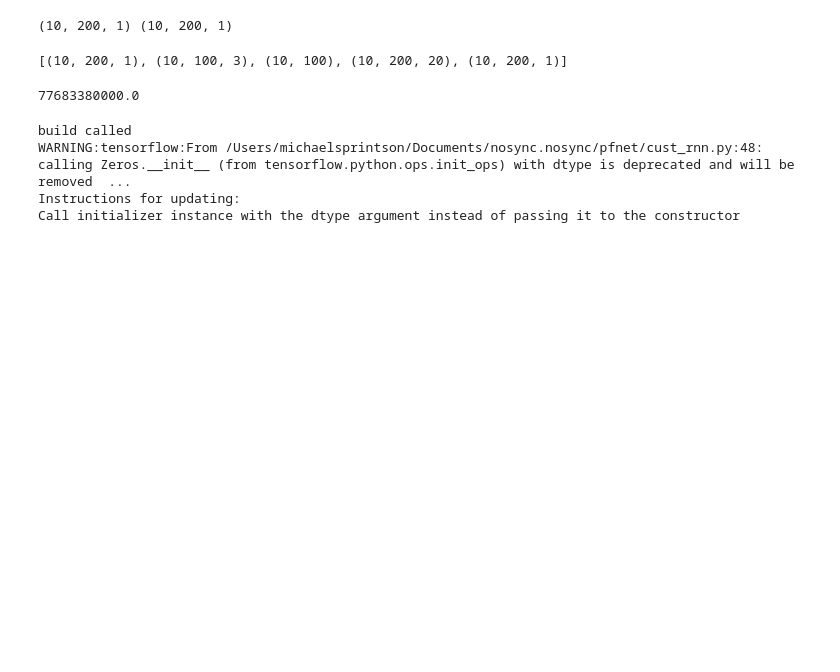
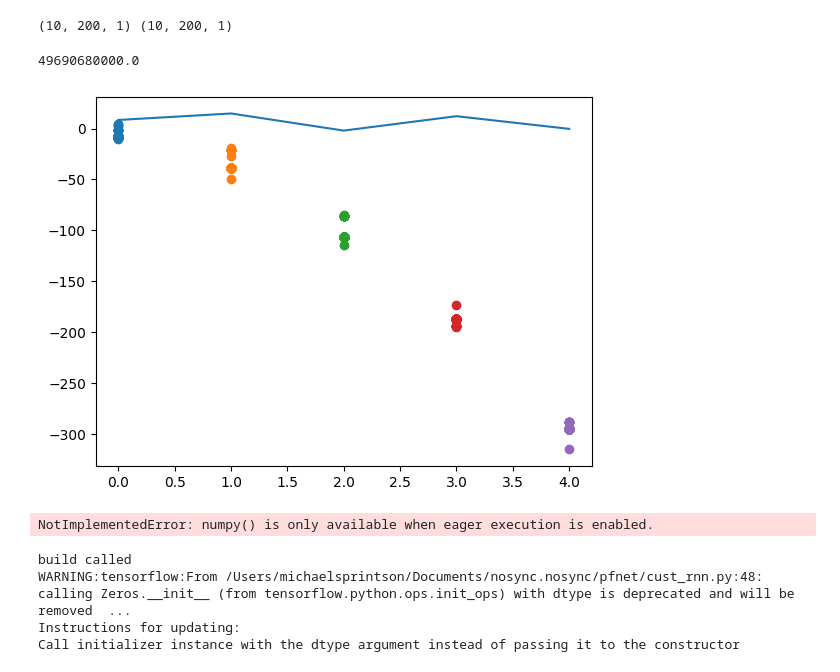
Before and after one commit to michaelsprintson/pfnet, a Jupyter notebook: rnn.ipynb, the cells around one changed output. Saved outputs shown, nothing was run; the diff lists cells and outputs as text; code cells hidden in the pictures; blank space fills up the shorter version.

Commit message:
add visualization of incorrect training

```diff
--- a/rnn.ipynb
+++ b/rnn.ipynb
@@ -93,24 +91,28 @@ fl = [X_batches, particle_states_inits, particle_weights_inits, last_window_poin
-# %%
-[i.shape for i in fl]
-# %% [output]
-[(10, 200, 1), (10, 100, 3), (10, 100), (10, 200, 20), (10, 200, 1)]
 # %%
 init_op = tf.group(tf.compat.v1.global_variables_initializer(), tf.compat.v1.local_variables_initializer())
-iteration = 1500
-
-
-
 with tf.compat.v1.Session() as sess:
     sess.run(init_op)
     # obs_in, init_particle_states, init_particle_weights, prev_window, true_pos
 
     fd = {i:fl[idx] for idx, i in enumerate(train_brain.inputs)}
     # for iters in range(iteration):
-    _, loss, _ = sess.run([train_brain.train_op, train_brain.train_loss_op,
-                                               train_brain.update_state_op], feed_dict=fd)
+    _, loss, _, o= sess.run([train_brain.train_op, train_brain.train_loss_op,
+                                               train_brain.update_state_op, train_brain.print_state_op], feed_dict=fd)
     print(loss)
 # %% [output]
-77683380000.0
+49690680000.0
+# %%
+states_over_time = o[0][:,:,0]
+# %%
+plt.plot(X_batches[0][:5])
+for idx, s in enumerate(states_over_time[:5]):
+    plt.scatter([idx] * len(s), s)
+# %% [output]
+[figure, added]
+# %%
+train_brain.hidden_states[0].numpy()
+# %% [output]
+NotImplementedError: numpy() is only available when eager execution is enabled.
 # %%
 init = tf.compat.v1.global_variables_initializer()
 iteration = 1500
```
Also changed, not shown: parts of 3 cells of this notebook, 2 other files.
